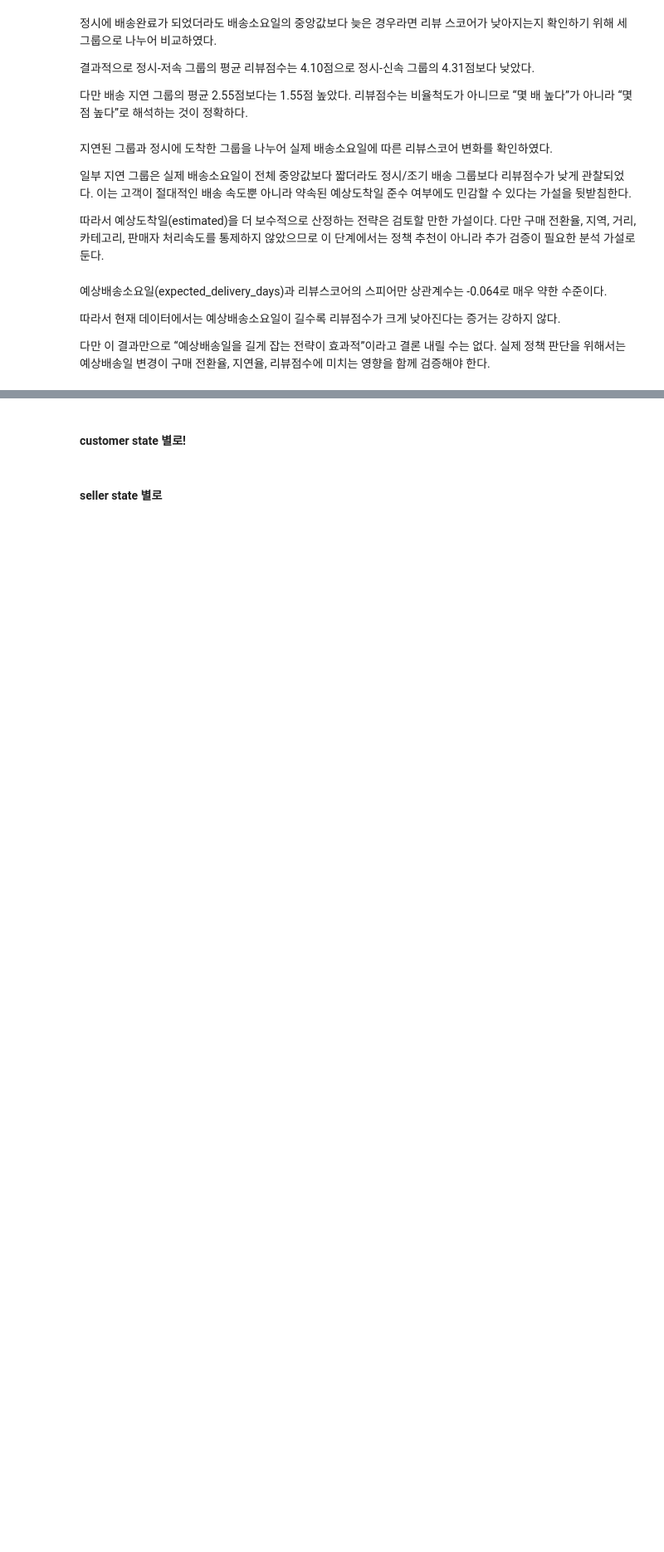
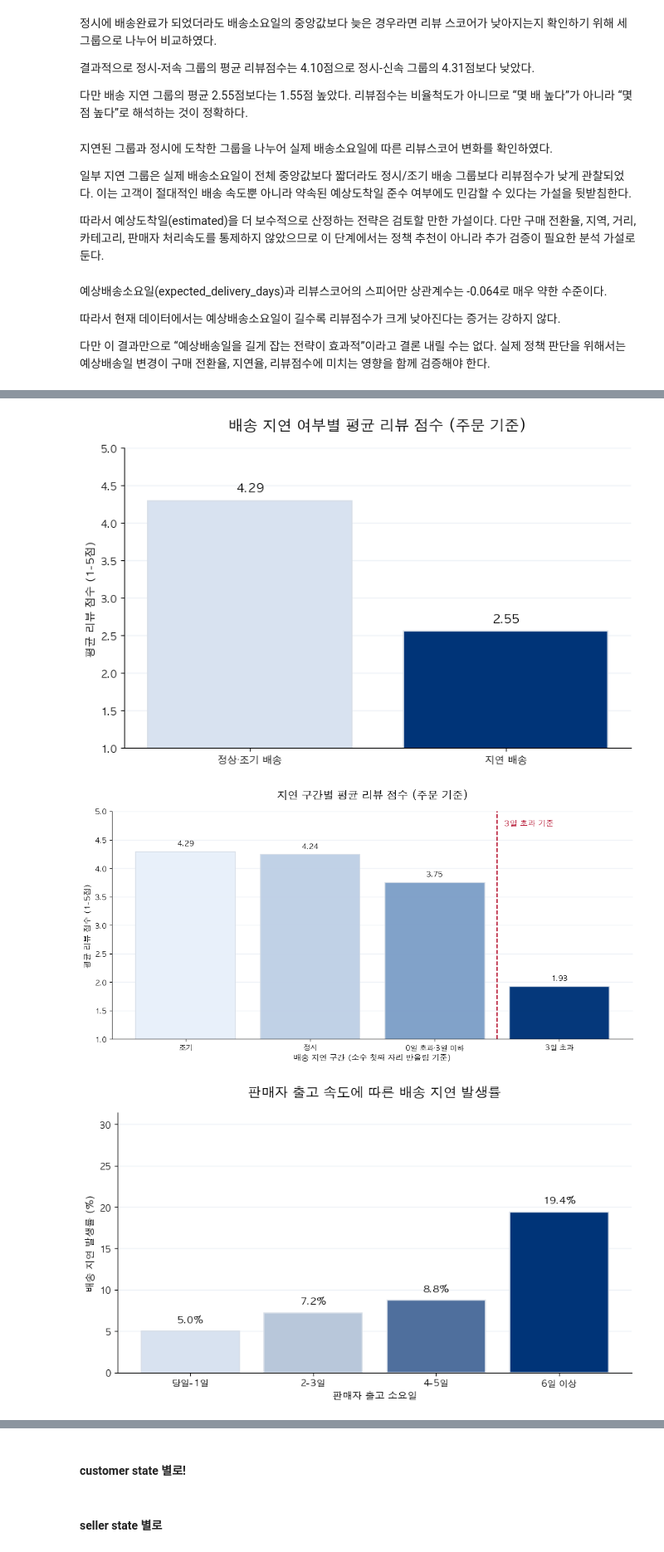
Before and after one commit to rladbstj56/olist_project, a Jupyter notebook: notebooks/02_eda.ipynb, the cells around one changed output, grey strips where cells are left out. Shown at 83% size. Drawn from its saved outputs; the diff is of its cells as text; code cells hidden in the pictures; blank space fills up the shorter version.

```diff
--- a/notebooks/02_eda.ipynb
+++ b/notebooks/02_eda.ipynb
@@ -925,7 +942,7 @@ delay_review_summary = (
 labels = ['정상·조기 배송', '지연 배송']
 colors = [sm_blue_light, sm_blue]
 bars = ax.bar(labels, delay_review_summary.values, color=colors, edgecolor=sm_line, linewidth=1.2)
-ax.set_title('배송 지연 여부에 따른 평균 리뷰 점수 차이', fontsize=15, fontweight='bold', pad=18)
+ax.set_title('배송 지연 여부별 평균 리뷰 점수 (주문 기준)', fontsize=15, fontweight='bold', pad=18)
 ax.set_ylabel('평균 리뷰 점수 (1-5점)', fontsize=11)
 ax.set_ylim(1, 5)
 for bar in bars:
@@ -951,17 +968,17 @@ threshold_plot_data['delay_threshold_chart_group'] = np.select(
         (threshold_plot_data['delay_days'] > 0) & (threshold_plot_data['delay_days'] <= 3),
         threshold_plot_data['delay_days'] > 3,
     ],
-    ['조기', '정시', '1-3일 지연', '4일 이상 지연'],
+    ['조기', '정시', '0일 초과·3일 이하', '3일 초과'],
     default='기타'
 )
-threshold_chart_order = ['조기', '정시', '1-3일 지연', '4일 이상 지연']
+threshold_chart_order = ['조기', '정시', '0일 초과·3일 이하', '3일 초과']
 threshold_chart_palette = ['#E8F0FA', '#BFD0E6', '#7FA0C8', sm_blue]
 threshold_review_summary = (
     threshold_plot_data.groupby('delay_threshold_chart_group')['review_score']
     .mean()
     .reindex(threshold_chart_order)
 )
-fig, ax = plt.subplots(figsize=(9, 5.6))
+fig, ax = plt.subplots(figsize=(11, 5.6))
 bars = ax.bar(
     threshold_chart_order,
     threshold_review_summary.values,
@@ -972,8 +989,8 @@ bars = ax.bar(
 )
 ax.axvline(2.5, color=sm_red, linestyle='--', linewidth=1.5)
 ax.text(2.56, 4.75, '3일 초과 기준', color=sm_red, fontsize=11, fontweight='bold')
-ax.set_title('3일 초과 지연 기준 평균 리뷰 점수 차이', fontsize=15, fontweight='bold', pad=18)
-ax.set_xlabel('배송 지연 구간', fontsize=11)
+ax.set_title('지연 구간별 평균 리뷰 점수 (주문 기준)', fontsize=15, fontweight='bold', pad=18)
+ax.set_xlabel('배송 지연 구간 (소수 첫째 자리 반올림 기준)', fontsize=11)
 ax.set_ylabel('평균 리뷰 점수 (1-5점)', fontsize=11)
 ax.set_ylim(1, 5)
 for bar in bars:
@@ -994,30 +1011,34 @@ plt.show()
 bins = [-np.inf, 1, 3, 5, np.inf]
 dispatch_labels = ['당일-1일', '2-3일', '4-5일', '6일 이상']
 dispatch_data = portfolio_order_level.dropna(subset=['dispatch_days']).copy()
 dispatch_data['dispatch_speed_portfolio'] = pd.cut(dispatch_data['dispatch_days'], bins=bins, labels=dispatch_labels)
 delay_rate = dispatch_data.groupby('dispatch_speed_portfolio', observed=False)['is_delayed'].mean().reindex(dispatch_labels) * 100
 
 fig, ax = plt.subplots(figsize=(8.8, 5.2))
 colors = [sm_blue_light, '#B8C7DA', sm_blue_mid, sm_blue]
 bars = ax.bar(delay_rate.index.astype(str), delay_rate.values, color=colors, edgecolor=sm_line, linewidth=1.2)
 ax.set_title('판매자 출고 속도에 따른 배송 지연 발생률', fontsize=15, fontweight='bold', pad=18)
 ax.set_xlabel('판매자 출고 소요일', fontsize=11)
 ax.set_ylabel('배송 지연 발생률 (%)', fontsize=11)
 ax.set_ylim(0, max(delay_rate.values) + 12)
 for bar in bars:
     height = bar.get_height()
     ax.annotate(f'{height:.1f}%', (bar.get_x() + bar.get_width() / 2, height),
                 ha='center', va='bottom', xytext=(0, 7), textcoords='offset points',
                 fontsize=11, fontweight='bold')
 ax.spines[['top', 'right']].set_visible(False)
 ax.grid(axis='y', color='#EEF2F7', linewidth=1)
 ax.set_axisbelow(True)
 plt.tight_layout()
 chart_path = CHART_DIR / 'portfolio_dispatch_delay_rate.png'
 fig.savefig(chart_path, dpi=220, bbox_inches='tight')
 portfolio_chart_files.append(chart_path)
 plt.show()
 
 print('포트폴리오용 차트 저장 완료')
 for chart_file in portfolio_chart_files:
     print(chart_file)
+# %% [output]
+[figure, added]
+[figure, added]
+[figure, added]
```
Also changed, not shown: parts of 18 cells of this notebook, 14 other files.
